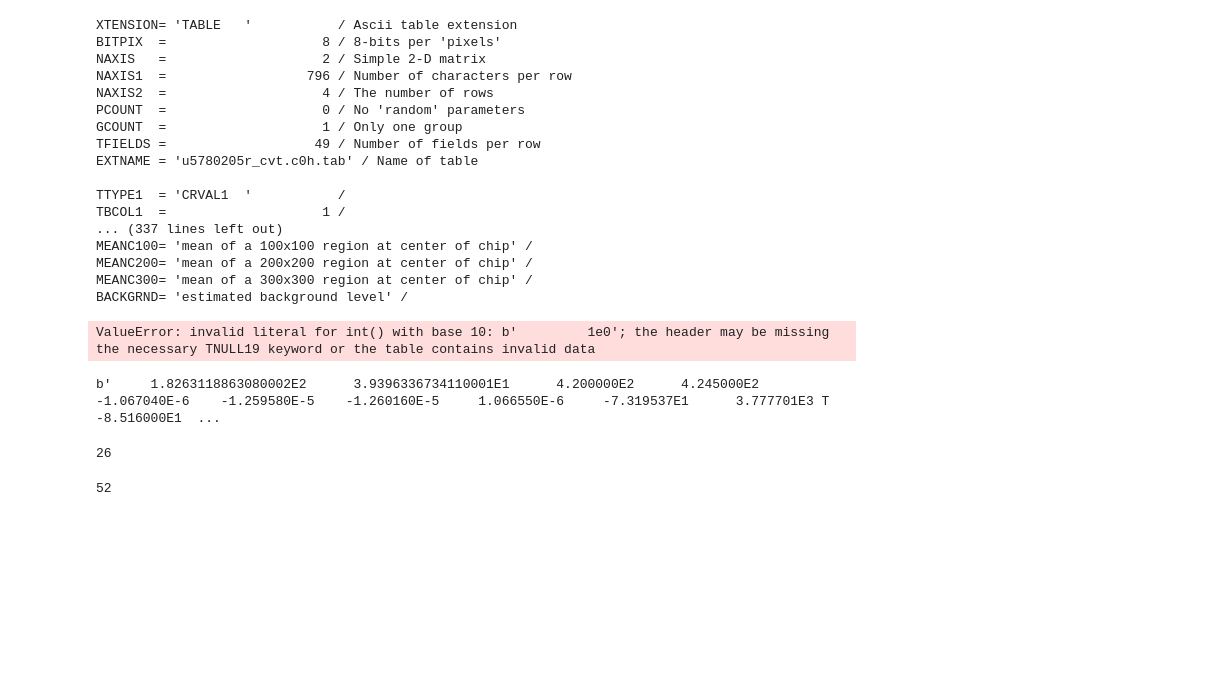
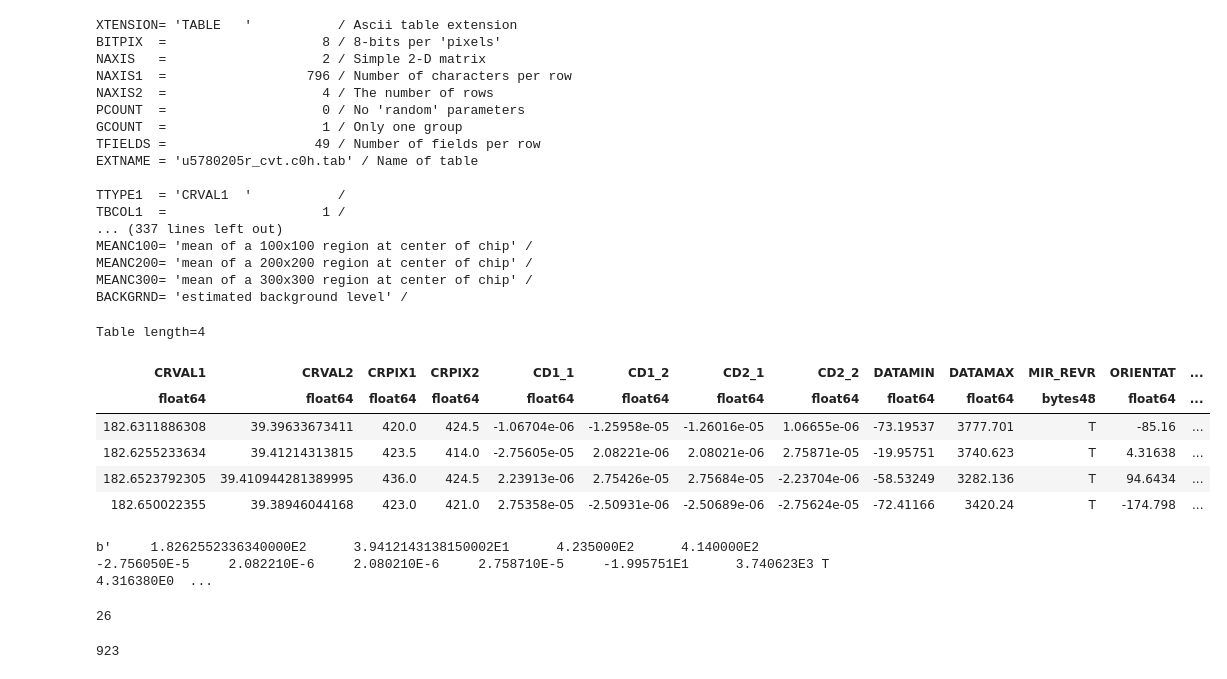
Before and after one commit to Schwarzam/astrors, a Jupyter notebook: dev/testing.ipynb, the cells around one changed output. Drawn from its saved outputs; the diff is of its cells as text; code cells hidden in the pictures; blank space fills up the shorter version.

Commit message:
tablehdu written working even on topcat

```diff
--- a/dev/testing.ipynb
+++ b/dev/testing.ipynb
@@ -152,11 +152,19 @@ MEANC200= 'mean of a 200x200 region at center of chip' /
 MEANC300= 'mean of a 300x300 region at center of chip' /
 BACKGRND= 'estimated background level' /
 # %%
-Table.read("../tests/data/outputs/test_table.fits")
+t = Table.read("../tests/data/outputs/test_table.fits")
-# %% [output]
-ValueError: invalid literal for int() with base 10: b'         1e0'; the header may be missing the necessary TNULL19 keyword or the table contains invalid data
+# %%
+t
+# %% [output]
+Table length=4
+| CRVAL1 | CRVAL2 | CRPIX1 | CRPIX2 | CD1_1 | CD1_2 | CD2_1 | CD2_2 | DATAMIN | DATAMAX | MIR_REVR | ORIENTAT | ... |
+| float64 | float64 | float64 | float64 | float64 | float64 | float64 | float64 | float64 | float64 | bytes48 | float64 | ... |
+| 182.6311886308 | 39.39633673411 | 420.0 | 424.5 | -1.06704e-06 | -1.25958e-05 | -1.26016e-05 | 1.06655e-06 | -73.19537 | 3777.701 | T | -85.16 | ... |
+| 182.6255233634 | 39.41214313815 | 423.5 | 414.0 | -2.75605e-05 | 2.08221e-06 | 2.08021e-06 | 2.75871e-05 | -19.95751 | 3740.623 | T | 4.31638 | ... |
+| 182.6523792305 | 39.410944281389995 | 436.0 | 424.5 | 2.23913e-06 | 2.75426e-05 | 2.75684e-05 | -2.23704e-06 | -58.53249 | 3282.136 | T | 94.6434 | ... |
+| 182.650022355 | 39.38946044168 | 423.0 | 421.0 | 2.75358e-05 | -2.50931e-06 | -2.50689e-06 | -2.75624e-05 | -72.41166 | 3420.24 | T | -174.798 | ... |
 # %%
-data_second_hdu
+data_second_hdu[796: ]
 # %% [output]
-b'     1.8263118863080002E2      3.9396336734110001E1      4.200000E2      4.245000E2    -1.067040E-6    -1.259580E-5    -1.260160E-5     1.066550E-6     -7.319537E1      3.777701E3 T     -8.516000E1  ...
+b'     1.8262552336340000E2      3.9412143138150002E1      4.235000E2      4.140000E2    -2.756050E-5     2.082210E-6     2.080210E-6     2.758710E-5     -1.995751E1      3.740623E3 T      4.316380E0  ...
 # %%
@@ -164,6 +172,6 @@ len("     1.8265002235500000E2 ")
 # %% [output]
 26
-# %%
-26 + 26
-# %% [output]
-52
+# %%
+fits.getheader("../tests/data/outputs/test_table.fits", ext=1)['NAXIS1']
+# %% [output]
+923
```
Also changed, not shown: parts of 5 cells of this notebook, 4 other files.
